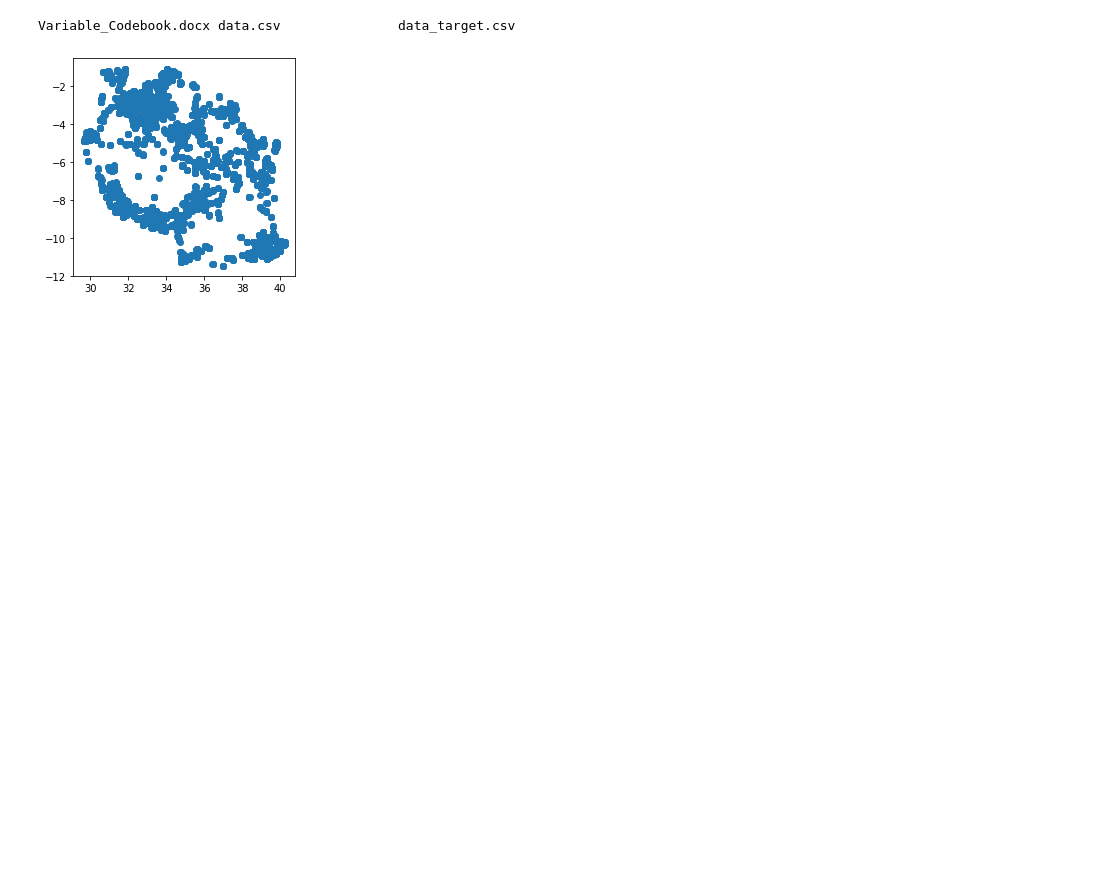
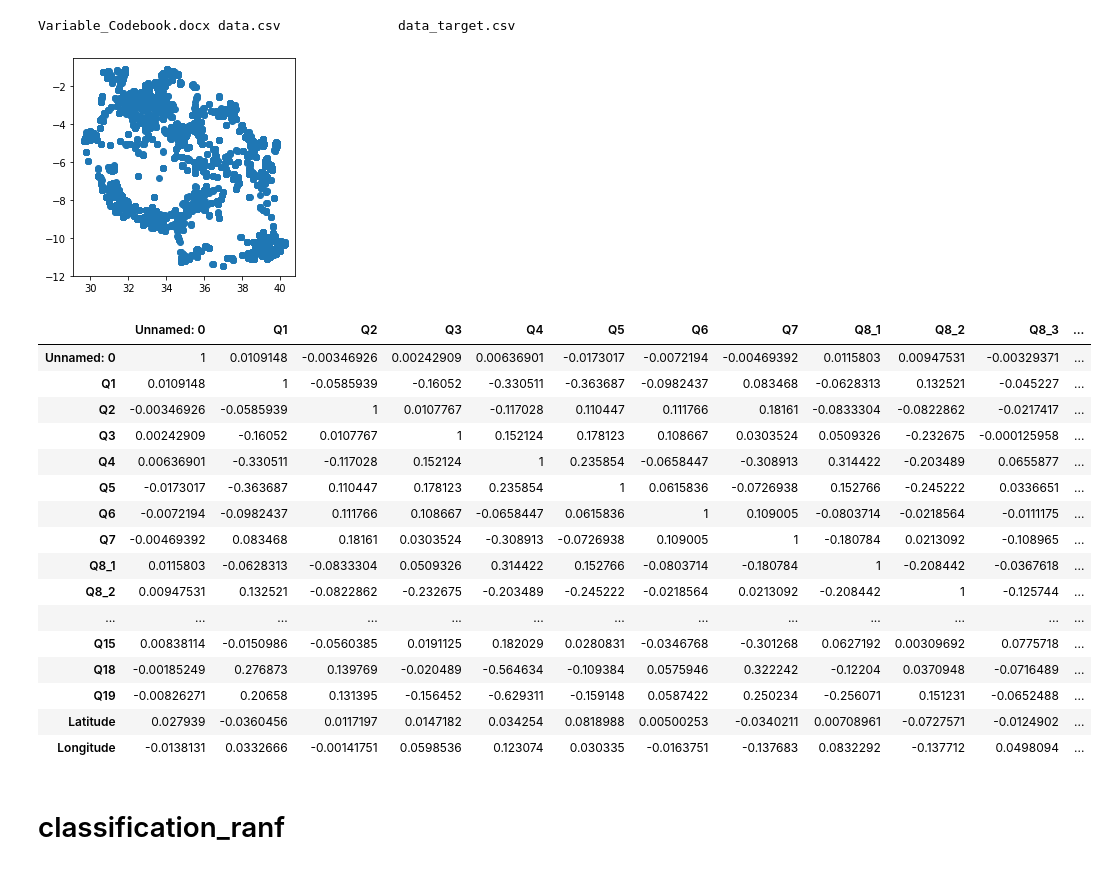
Before and after one commit to gijzelaerr/capetownai, a Jupyter notebook: notebooks/main.ipynb, the cells around one changed output. Saved outputs shown, nothing was run; the diff lists cells and outputs as text; code cells hidden in the pictures; blank space fills up the shorter version.

```diff
--- a/notebooks/main.ipynb
+++ b/notebooks/main.ipynb
@@ -9,5 +19,5 @@ from sklearn.model_selection import train_test_split
 # %% [output]
 Variable_Codebook.docx data.csv               data_target.csv
 # %%
-X = pd.read_csv('data/main_dataset/data.csv')
-y = pd.read_csv('data/main_dataset/data_target.csv', index_col=0, names=['target'])
+dfX = pd.read_csv('data/main_dataset/data.csv')
+dfy = pd.read_csv('data/main_dataset/data_target.csv', index_col=0, names=['target'])
@@ -21,2 +28,25 @@ geoX.plot();
 # %% [output]
 [figure]
+# %%
+corr = X.corr()
+corr.style.background_gradient(cmap='coolwarm')
+# %% [output]
+|  | Unnamed: 0 | Q1 | Q2 | Q3 | Q4 | Q5 | Q6 | Q7 | Q8_1 | Q8_2 | Q8_3 | ... |
+| Unnamed: 0 | 1 | 0.0109148 | -0.00346926 | 0.00242909 | 0.00636901 | -0.0173017 | -0.0072194 | -0.00469392 | 0.0115803 | 0.00947531 | -0.00329371 | ... |
+| Q1 | 0.0109148 | 1 | -0.0585939 | -0.16052 | -0.330511 | -0.363687 | -0.0982437 | 0.083468 | -0.0628313 | 0.132521 | -0.045227 | ... |
+| Q2 | -0.00346926 | -0.0585939 | 1 | 0.0107767 | -0.117028 | 0.110447 | 0.111766 | 0.18161 | -0.0833304 | -0.0822862 | -0.0217417 | ... |
+| Q3 | 0.00242909 | -0.16052 | 0.0107767 | 1 | 0.152124 | 0.178123 | 0.108667 | 0.0303524 | 0.0509326 | -0.232675 | -0.000125958 | ... |
+| Q4 | 0.00636901 | -0.330511 | -0.117028 | 0.152124 | 1 | 0.235854 | -0.0658447 | -0.308913 | 0.314422 | -0.203489 | 0.0655877 | ... |
+| Q5 | -0.0173017 | -0.363687 | 0.110447 | 0.178123 | 0.235854 | 1 | 0.0615836 | -0.0726938 | 0.152766 | -0.245222 | 0.0336651 | ... |
+| Q6 | -0.0072194 | -0.0982437 | 0.111766 | 0.108667 | -0.0658447 | 0.0615836 | 1 | 0.109005 | -0.0803714 | -0.0218564 | -0.0111175 | ... |
+| Q7 | -0.00469392 | 0.083468 | 0.18161 | 0.0303524 | -0.308913 | -0.0726938 | 0.109005 | 1 | -0.180784 | 0.0213092 | -0.108965 | ... |
+| Q8_1 | 0.0115803 | -0.0628313 | -0.0833304 | 0.0509326 | 0.314422 | 0.152766 | -0.0803714 | -0.180784 | 1 | -0.208442 | -0.0367618 | ... |
+| Q8_2 | 0.00947531 | 0.132521 | -0.0822862 | -0.232675 | -0.203489 | -0.245222 | -0.0218564 | 0.0213092 | -0.208442 | 1 | -0.125744 | ... |
+| ... | ... | ... | ... | ... | ... | ... | ... | ... | ... | ... | ... | ... |
+| Q15 | 0.00838114 | -0.0150986 | -0.0560385 | 0.0191125 | 0.182029 | 0.0280831 | -0.0346768 | -0.301268 | 0.0627192 | 0.00309692 | 0.0775718 | ... |
+| Q18 | -0.00185249 | 0.276873 | 0.139769 | -0.020489 | -0.564634 | -0.109384 | 0.0575946 | 0.322242 | -0.12204 | 0.0370948 | -0.0716489 | ... |
+| Q19 | -0.00826271 | 0.20658 | 0.131395 | -0.156452 | -0.629311 | -0.159148 | 0.0587422 | 0.250234 | -0.256071 | 0.151231 | -0.0652488 | ... |
+| Latitude | 0.027939 | -0.0360456 | 0.0117197 | 0.0147182 | 0.034254 | 0.0818988 | 0.00500253 | -0.0340211 | 0.00708961 | -0.0727571 | -0.0124902 | ... |
+| Longitude | -0.0138131 | 0.0332666 | -0.00141751 | 0.0598536 | 0.123074 | 0.030335 | -0.0163751 | -0.137683 | 0.0832292 | -0.137712 | 0.0498094 | ... |
+# %% [markdown]
+# classification_ranf
```
Also changed, not shown: parts of 29 cells of this notebook.
